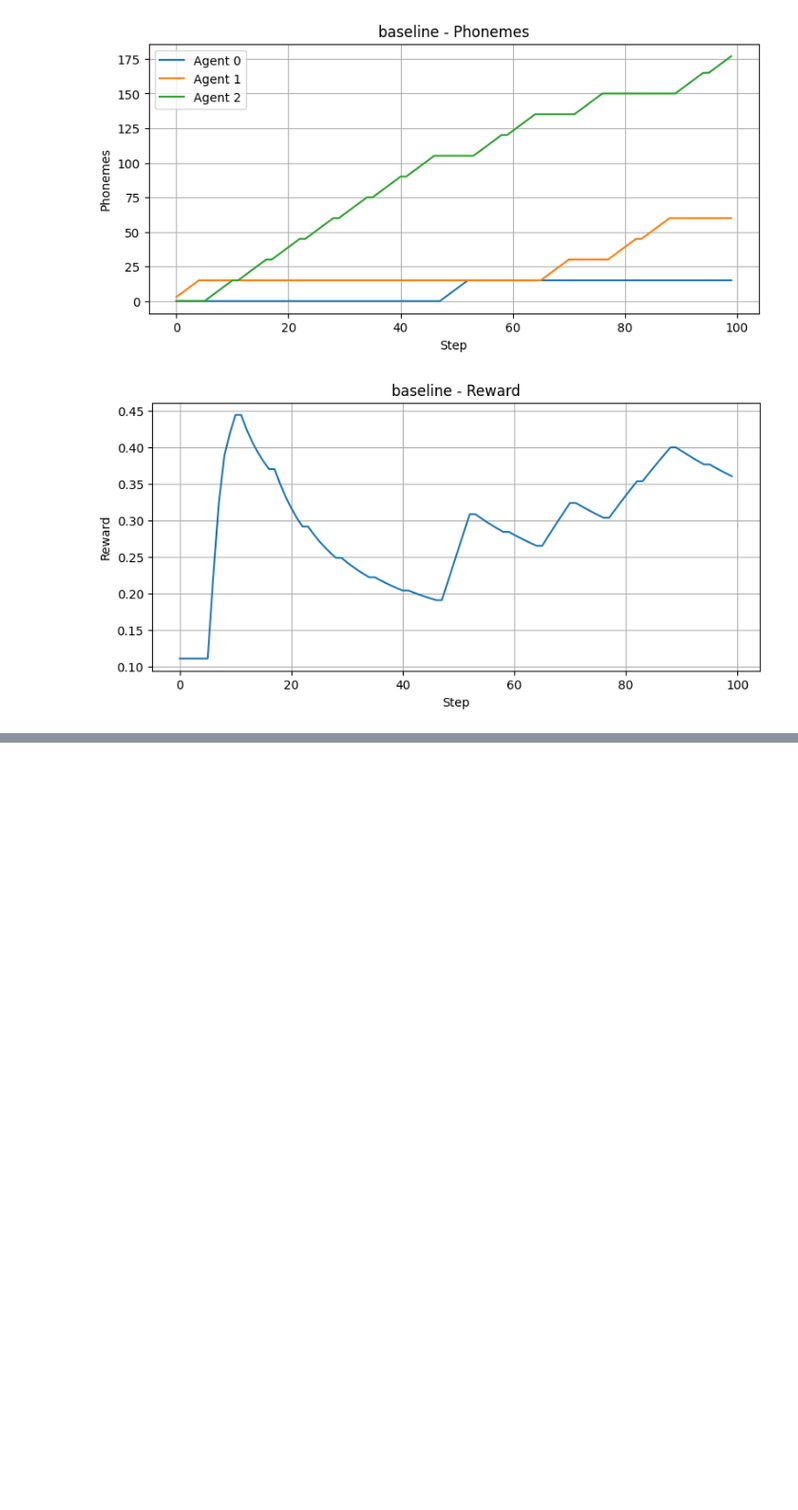
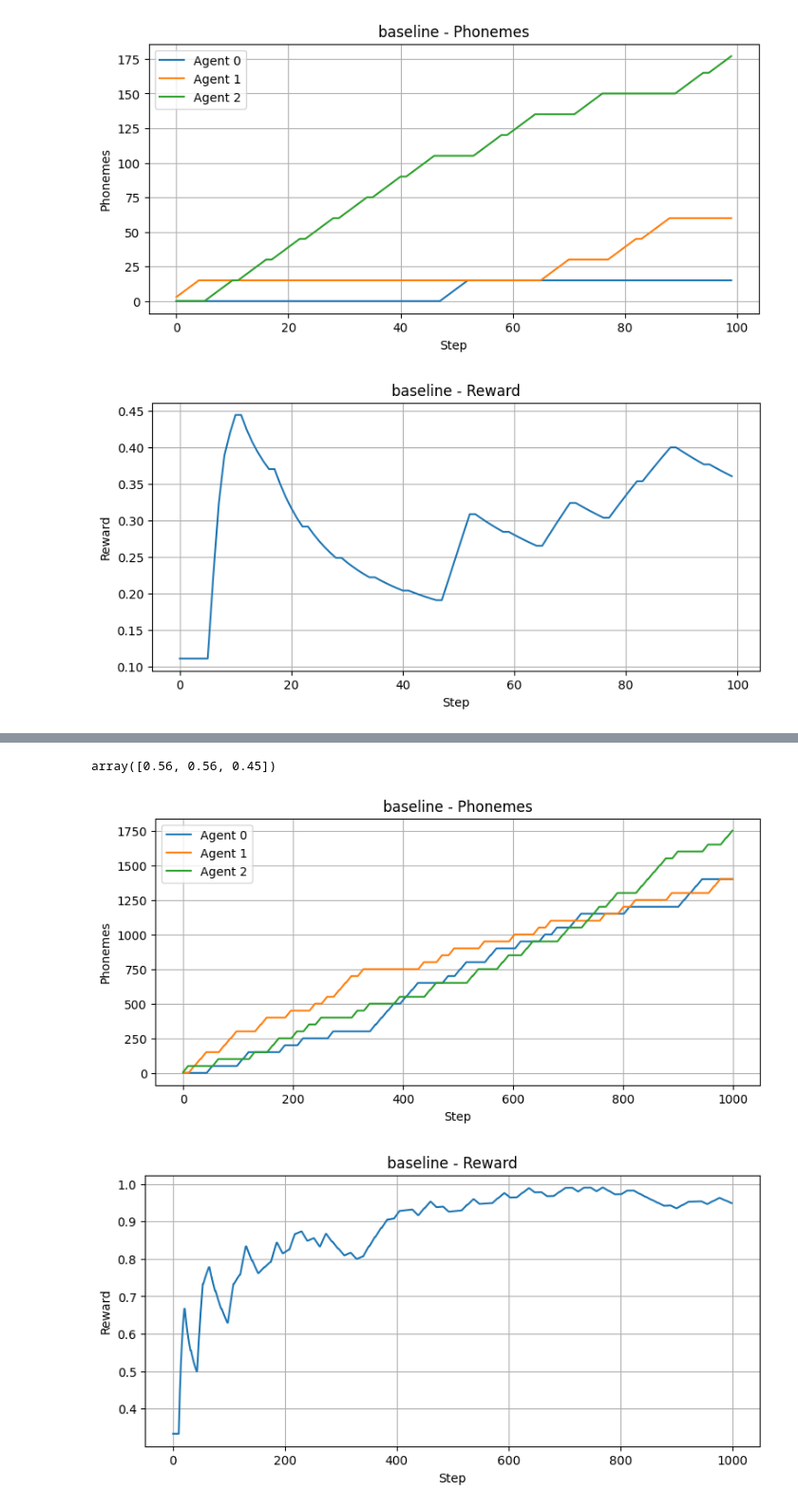
Before and after one commit to ofirmac/env, a Jupyter notebook: src/test_result/baseline.ipynb, the cells around one changed output, grey strips where cells are left out. Shown at 95% size. Drawn from its saved outputs; the diff is of its cells as text; code cells hidden in the pictures; blank space fills up the shorter version.

```diff
--- a/src/test_result/baseline.ipynb
+++ b/src/test_result/baseline.ipynb
@@ -6,7 +6,7 @@ import matplotlib.pyplot as plt
 sys.path.append(os.path.abspath('..'))
 from env.env_gym import GuestEnv
 # %%
-def run_env(env, actions, steps=100, seed=42):
+def run_env(env, actions, steps=500, seed=42):
     obs, info = env.reset(seed=seed)
     phonemes, rewards = [], []
     for i in range(steps):
@@ -80,0 +85,18 @@ plot_results(p, r, 'baseline')
+# %%
+# Create environment
+actions = [0]*1000
+env_test = GuestEnv(max_steps=len(actions), reward_shaping=False)
+user = {  # balanced mediator
+        "min_energy_to_speak": 0.55,
+        "energy_gain": 0.0,
+        "energy_decay": 0.0,
+        "max_speaking_time": 10,
+        "phonemes_per_step": 5,
+    }
+env_test.agent_params[0].update(user)
+env_test.agent_params[1].update(user)
+env_test.agent_params[2].update(user)
+
+env_test.energy = np.array([0.55, 0.55, 0.55])  # Start with enough energy to speak
+
+p, r = run_env(env_test, actions, steps=len(actions))
@@ -80,0 +121,9 @@ plot_results(p, r, 'baseline')
+# %%
+env_test.energy
+# %% [output]
+array([0.56, 0.56, 0.45])
+# %%
+plot_results(p, r, 'baseline')
+# %% [output]
+[figure, added]
+[figure, added]
```
Also changed, not shown: parts of 4 cells of this notebook, 3 other files.
